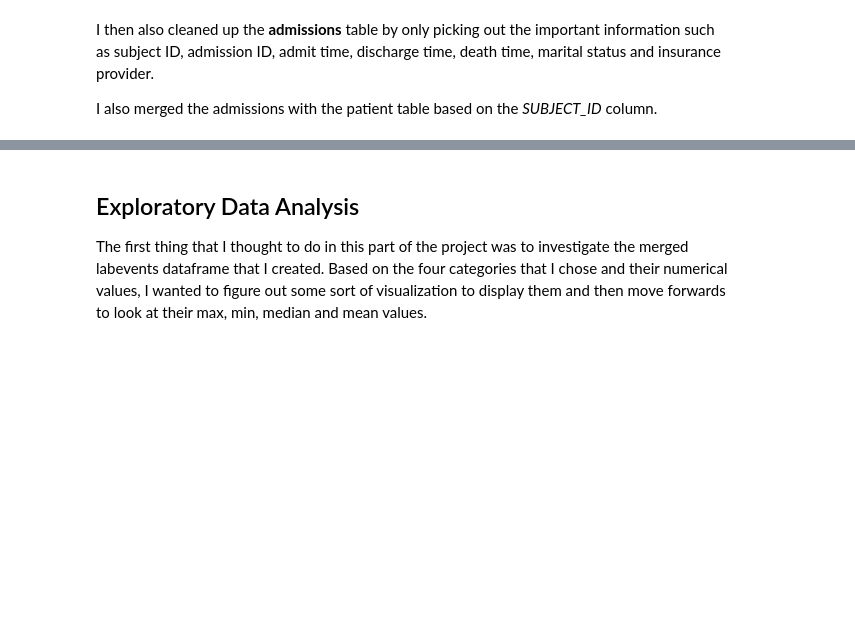
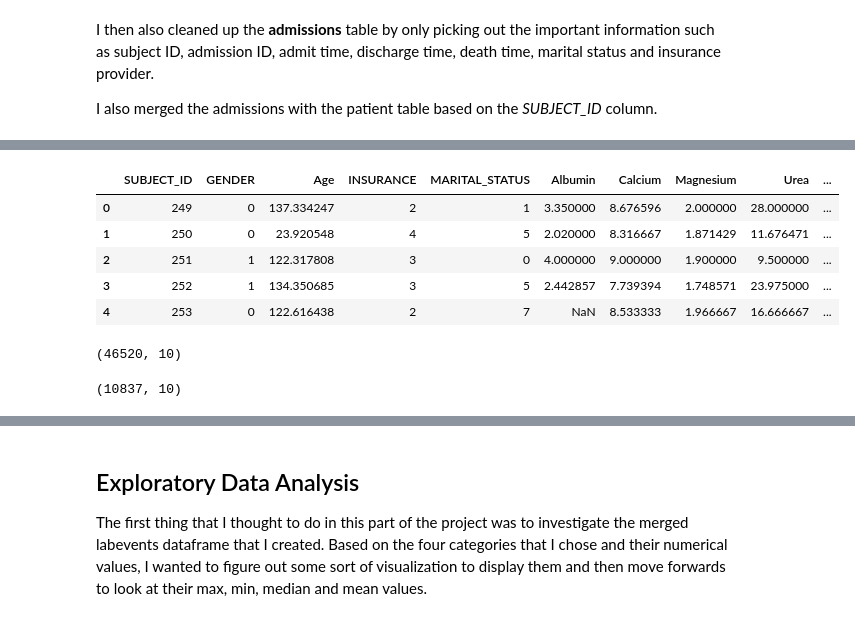
Before and after one commit to asheu96/final_project_prompt, a Jupyter notebook: Final Project.ipynb, the cells around one changed output, grey strips where cells are left out. Saved outputs shown, nothing was run; the diff lists cells and outputs as text; code cells hidden in the pictures; blank space fills up the shorter version.

```diff
--- a/Final Project.ipynb
+++ b/Final Project.ipynb
@@ -169,0 +331,5 @@ At this point, I have cleaned up the data to the extent that I want and will mov
+# %%
+predictor = predictor.merge(calc_mean, how='left', left_on='SUBJECT_ID', right_on='SUBJECT_ID')
+predictor = predictor.rename({'VALUENUM':'Calcium'}, axis=1)
+predictor.head()
+# merges calcium into the dataframe
@@ -169,0 +343,5 @@ At this point, I have cleaned up the data to the extent that I want and will mov
+# %%
+predictor = predictor.merge(mag_mean, how='left', left_on='SUBJECT_ID', right_on='SUBJECT_ID')
+predictor = predictor.rename({'VALUENUM':'Magnesium'}, axis=1)
+predictor.head()
+# merges magnesium into the dataframe
@@ -169,0 +381,16 @@ At this point, I have cleaned up the data to the extent that I want and will mov
+# %%
+predictor = predictor.merge(temp, how='left', left_on='SUBJECT_ID', right_on='SUBJECT_ID')
+predictor['30 Day Readmission'].fillna(0, inplace=True)
+# after merging, all values that were NaN would mean that the patients were not readmitted
+predictor.head()
+# %% [output]
+|  | SUBJECT_ID | GENDER | Age | INSURANCE | MARITAL_STATUS | Albumin | Calcium | Magnesium | Urea | ... |
+| 0 | 249 | 0 | 137.334247 | 2 | 1 | 3.350000 | 8.676596 | 2.000000 | 28.000000 | ... |
+| 1 | 250 | 0 | 23.920548 | 4 | 5 | 2.020000 | 8.316667 | 1.871429 | 11.676471 | ... |
+| 2 | 251 | 1 | 122.317808 | 3 | 0 | 4.000000 | 9.000000 | 1.900000 | 9.500000 | ... |
+| 3 | 252 | 1 | 134.350685 | 3 | 5 | 2.442857 | 7.739394 | 1.748571 | 23.975000 | ... |
+| 4 | 253 | 0 | 122.616438 | 2 | 7 | NaN | 8.533333 | 1.966667 | 16.666667 | ... |
+# %%
+predictor.shape
+# %% [output]
+(46520, 10)
@@ -169,0 +399,4 @@ At this point, I have cleaned up the data to the extent that I want and will mov
+# %%
+predictor.shape
+# %% [output]
+(10837, 10)
```
Also changed, not shown: parts of 51 cells of this notebook.
